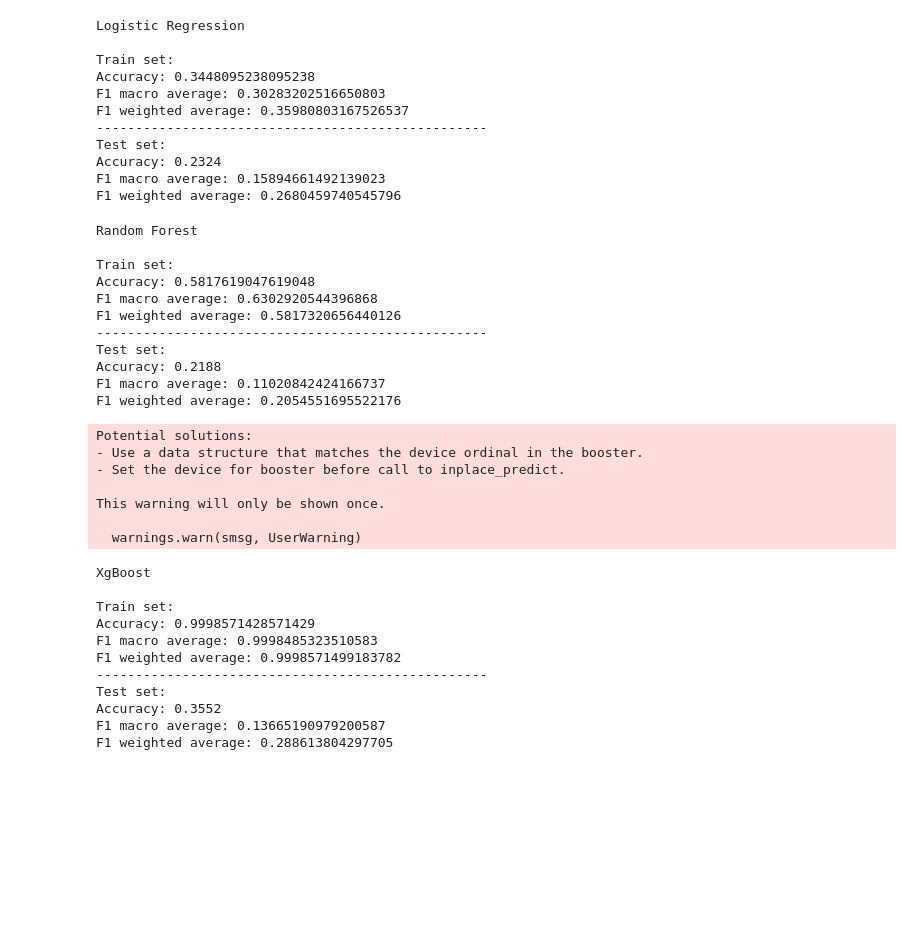
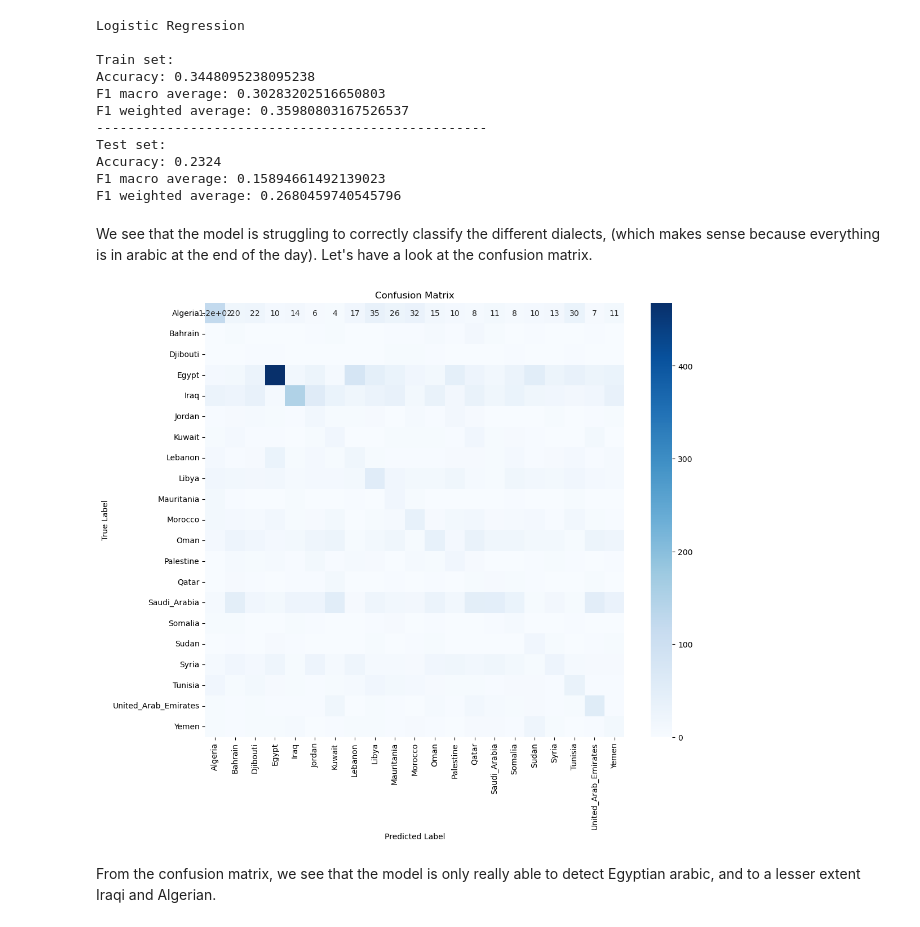
Before and after one commit to zaidmehdi/arabic-dialect-classifier, a Jupyter notebook: src/classifier.ipynb, the cells around one changed output. Cells and saved outputs as stored; diff of their text form; code cells hidden in the pictures; blank space fills up the shorter version.

Commit message:
keep logistic reg only, and plot confusion matrix

```diff
--- a/src/classifier.ipynb
+++ b/src/classifier.ipynb
@@ -220,6 +157,0 @@ First, let's retrain the models with the best parameters we obtained.
-# %%
-lr_model = LogisticRegression(multi_class='multinomial',
-                              class_weight="balanced",
-                              max_iter=1000,
-                              random_state=2024)
-lr_model.fit(X_train, y_train)
@@ -275,48 +176,11 @@ Test set:
 Accuracy: 0.2324
 F1 macro average: 0.15894661492139023
 F1 weighted average: 0.2680459740545796
-# %%
-rf_train_preds = rf_model.predict(X_train)
-rf_test_preds = rf_model.predict(X_test)
-
-evaluate_predictions(model="Random Forest",
-                     train_preds= rf_train_preds, y_train=y_train,
-                     test_preds=rf_test_preds, y_test=y_test)
-# %% [output]
-Random Forest
-
-Train set:
-Accuracy: 0.5817619047619048
-F1 macro average: 0.6302920544396868
-F1 weighted average: 0.5817320656440126
---------------------------------------------------
-Test set:
-Accuracy: 0.2188
-F1 macro average: 0.11020842424166737
-F1 weighted average: 0.2054551695522176
-# %%
-xgb_train_preds = xgb_model.predict(X_train)
-xgb_test_preds = xgb_model.predict(X_test)
-
-evaluate_predictions(model="XgBoost",
-                     train_preds= xgb_train_preds, y_train=y_train_encoded,
-                     test_preds=xgb_test_preds, y_test=y_test_encoded)
-# %% [output]
-Potential solutions:
-- Use a data structure that matches the device ordinal in the booster.
-- Set the device for booster before call to inplace_predict.
-
-This warning will only be shown once.
-
-  warnings.warn(smsg, UserWarning)
-XgBoost
-
-Train set:
-Accuracy: 0.9998571428571429
-F1 macro average: 0.9998485323510583
-F1 weighted average: 0.9998571499183782
---------------------------------------------------
-Test set:
-Accuracy: 0.3552
-F1 macro average: 0.13665190979200587
-F1 weighted average: 0.288613804297705
+# %% [markdown]
+We see that the model is struggling to correctly classify the different dialects, (which makes sense because everything is in arabic at the end of the day). Let's have a look at the confusion matrix.
+# %%
+plot_confusion_matrix(y_test, lr_test_preds)
+# %% [output]
+[figure, added]
+# %% [markdown]
+From the confusion matrix, we see that the model is only really able to detect Egyptian arabic, and to a lesser extent Iraqi and Algerian.
```
Also changed, not shown: parts of 17 cells of this notebook.
